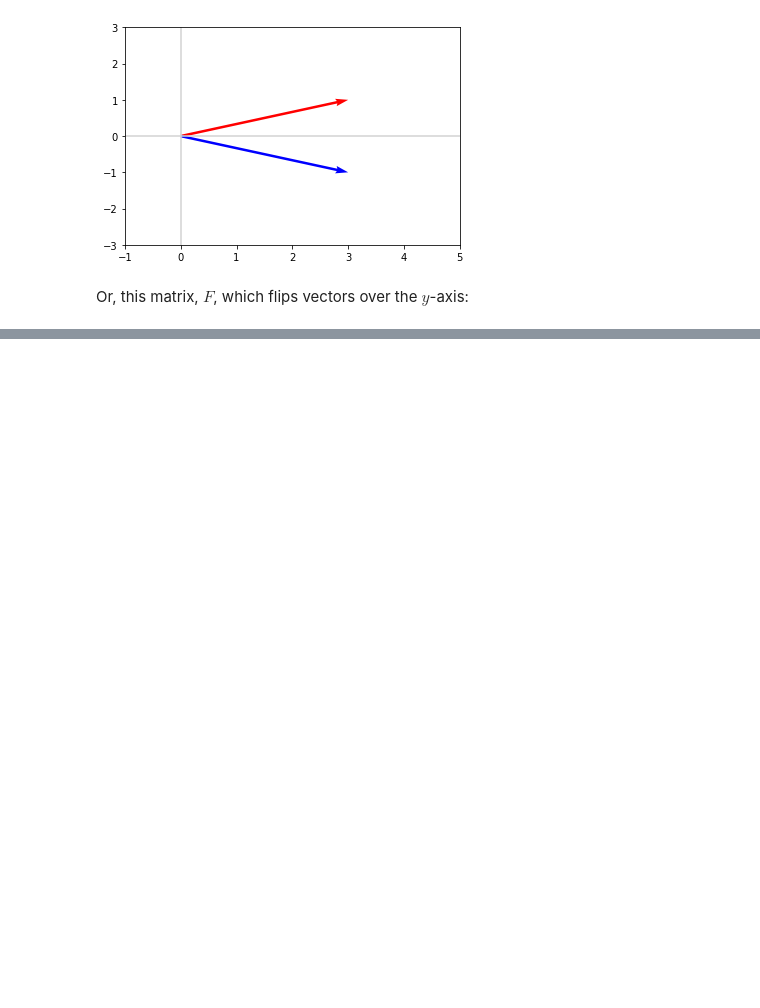
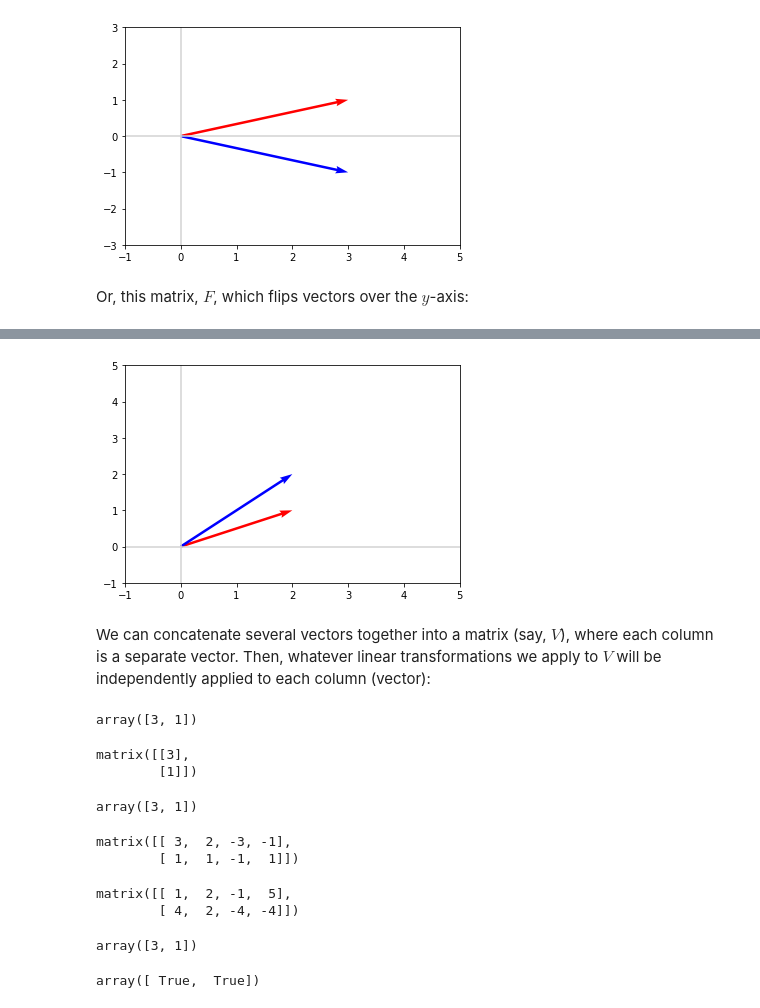
Before and after one commit to irawan09/Machine_Learning, a Jupyter notebook: Mathematical Foundations of ML/2 - Linear Algebra II.ipynb, the cells around one changed output, grey strips where cells are left out. Saved outputs shown, nothing was run; the diff lists cells and outputs as text; code cells hidden in the pictures; blank space fills up the shorter version.

```diff
--- a/Mathematical Foundations of ML/2 - Linear Algebra II.ipynb
+++ b/Mathematical Foundations of ML/2 - Linear Algebra II.ipynb
@@ -265,0 +309,18 @@ F = np.array([[]])
+# %%
+v2 = np.array([2, 1])
+plot_vectors([v2, np.dot(A, v2)], ["red", "blue"])
+plt.xlim(-1, 5)
+_ = plt.ylim(-1, 5)
+# %% [output]
+[figure, added]
+# %% [markdown]
+We can concatenate several vectors together into a matrix (say, $V$), where each column is a separate vector. Then, whatever linear transformations we apply to $V$ will be independently applied to each column (vector):
+# %%
+v
+# %% [output]
+array([3, 1])
+# %%
+np.matrix(v).T
+# %% [output]
+matrix([[3],
+        [1]])
@@ -265,0 +330,22 @@ F = np.array([[]])
+# %%
+V = np.concatenate((np.matrix(v).T,
+                    np.matrix(v2).T,
+                    np.matrix(v3).T,
+                    np.matrix(v4).T),
+                   axis=1)
+
+v
+# %% [output]
+array([3, 1])
+# %%
+IV = np.dot(I, V)
+IV
+# %% [output]
+matrix([[ 3,  2, -3, -1],
+        [ 1,  1, -1,  1]])
+# %%
+AV = np.dot(A, V)
+AV
+# %% [output]
+matrix([[ 1,  2, -1,  5],
+        [ 4,  2, -4, -4]])
@@ -265,0 +355,8 @@ F = np.array([[]])
+# %%
+vectorfy(V, 0)
+# %% [output]
+array([3, 1])
+# %%
+vectorfy(V, 0) == v
+# %% [output]
+array([ True,  True])
```
Also changed, not shown: parts of 27 cells of this notebook.
